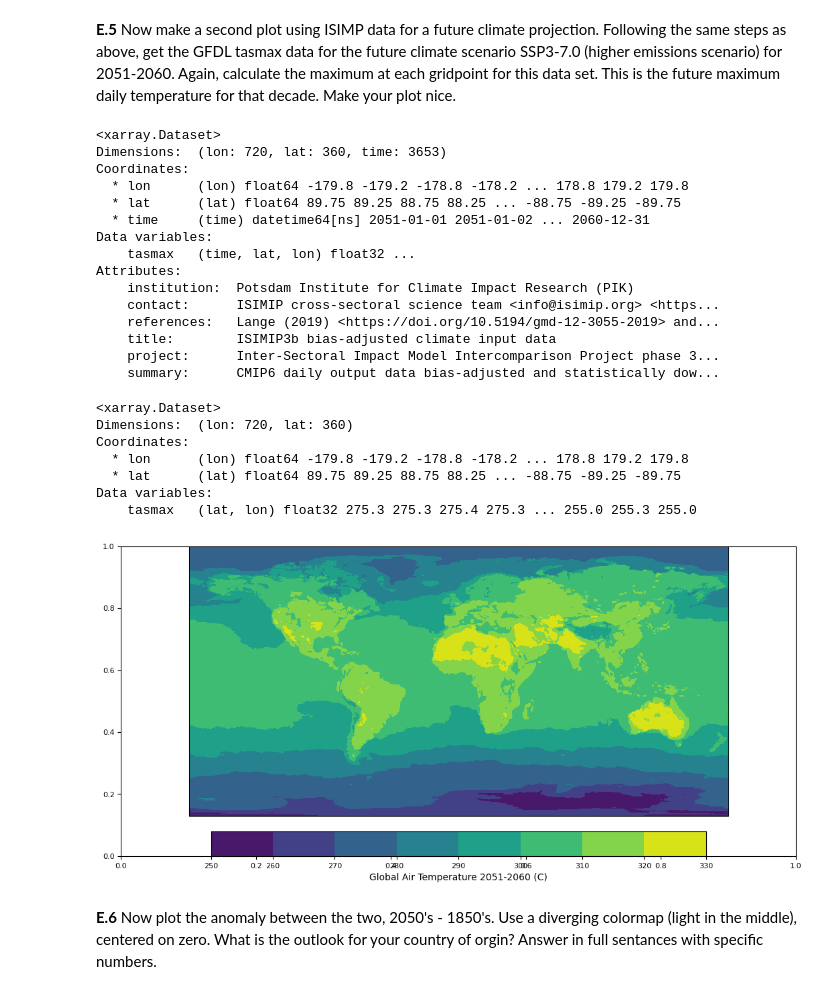
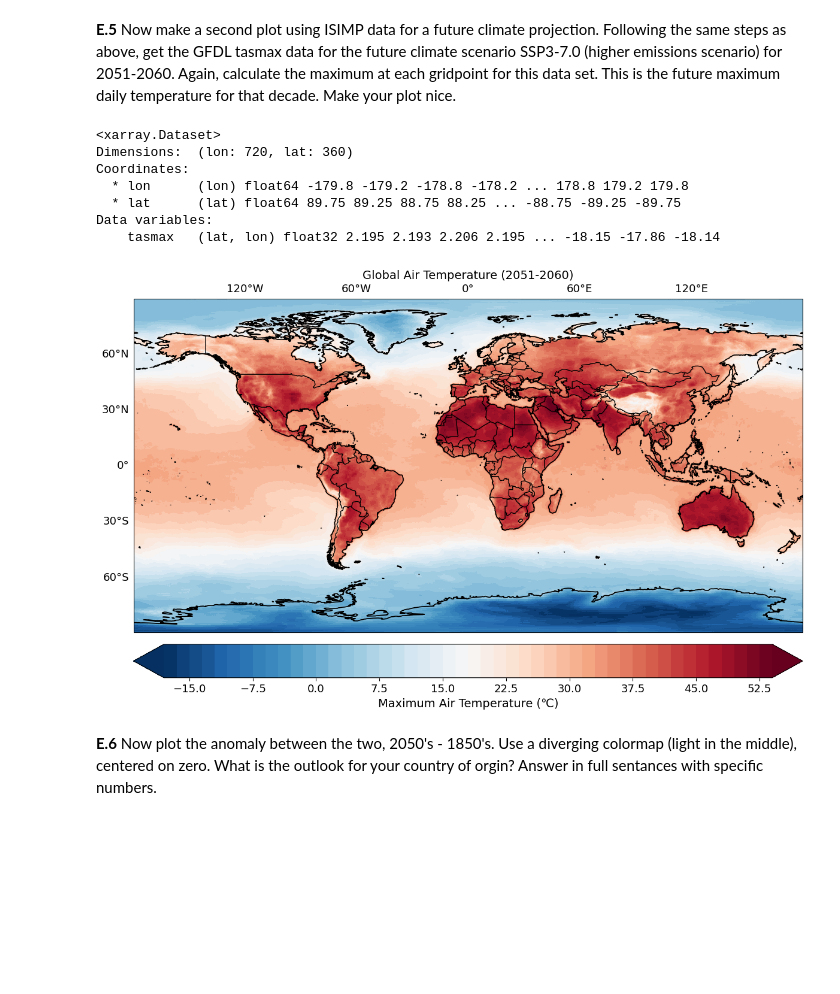
Before and after one commit to chsharrison/Sci_comp_F24, a Jupyter notebook: Zachary_Laird/Lab6.2_F24_cartopy..ipynb, the cells around one changed output. Drawn from its saved outputs; the diff is of its cells as text; code cells hidden in the pictures; blank space fills up the shorter version.

```diff
--- a/Zachary_Laird/Lab6.2_F24_cartopy..ipynb
+++ b/Zachary_Laird/Lab6.2_F24_cartopy..ipynb
@@ -421,23 +503,7 @@ cbar.set_label("Global Air Temperature 1851-1861" +' (C)', size = 10)
 # %%
 data_2051 = xr.open_dataset(r"C:\Users\zlaird1\OneDrive - Louisiana State University\Documents\OCS4001\gfdl-esm4_r1i1p1f1_w5e5_ssp370_tasmax_global_daily_2051_2060.nc")
 # %%
-data_2051
+data_2051 = data_2051 - 273.15
-# %% [output]
-<xarray.Dataset>
-Dimensions:  (lon: 720, lat: 360, time: 3653)
-Coordinates:
-  * lon      (lon) float64 -179.8 -179.2 -178.8 -178.2 ... 178.8 179.2 179.8
-  * lat      (lat) float64 89.75 89.25 88.75 88.25 ... -88.75 -89.25 -89.75
-  * time     (time) datetime64[ns] 2051-01-01 2051-01-02 ... 2060-12-31
-Data variables:
-    tasmax   (time, lat, lon) float32 ...
-Attributes:
-    institution:  Potsdam Institute for Climate Impact Research (PIK)
-    contact:      ISIMIP cross-sectoral science team <info@isimip.org> <https...
-    references:   Lange (2019) <https://doi.org/10.5194/gmd-12-3055-2019> and...
-    title:        ISIMIP3b bias-adjusted climate input data
-    project:      Inter-Sectoral Impact Model Intercomparison Project phase 3...
-    summary:      CMIP6 daily output data bias-adjusted and statistically dow...
 # %%
 data_2051_max = data_2051.max(dim = 'time')
 data_2051_max.to_netcdf("DataMax2051.nc")
@@ -450,23 +516,48 @@ Coordinates:
   * lon      (lon) float64 -179.8 -179.2 -178.8 -178.2 ... 178.8 179.2 179.8
   * lat      (lat) float64 89.75 89.25 88.75 88.25 ... -88.75 -89.25 -89.75
 Data variables:
-    tasmax   (lat, lon) float32 275.3 275.3 275.4 275.3 ... 255.0 255.3 255.0
+    tasmax   (lat, lon) float32 2.195 2.193 2.206 2.195 ... -18.15 -17.86 -18.14
 # %%
-fig, ax = plt.subplots(figsize =(13,6))
-ax = plt.axes(projection=ccrs.PlateCarree())
-#ax.set_extent([255,255, 18.11, 31.5])
+fig,ax= plt.subplots(figsize =(12,10),subplot_kw=dict(projection=ccrs.PlateCarree()))
 
-# let's fill in the following:
-x1 = data_2051_max.lon
-y1 = data_2051_max.lat
-var1 =  data_2051_max.tasmax
-p = ax.contourf(x1, y1,var1, transform=ccrs.PlateCarree()) # projection is needed in every plot call
+# Adding enhanced coastlines and land features for better map aesthetics
+ax.coastlines(resolution='50m', color='black', linewidth=1.2)
+ax.add_feature(cfeature.BORDERS, linestyle='-', edgecolor='black')
+ax.add_feature(cfeature.LAND, facecolor='lightgray')
 
-# #Creates colorbar based on the contour
-cbar = plt.colorbar( p, orientation='horizontal', pad=0.05, fraction=0.08)
-cbar.set_label("Global Air Temperature 2051-2060" +' (C)', size = 10)
+x = data_2051_max.lon
+y = data_2051_max.lat
+var =  data_2051_max.tasmax
+
+
+p = ax.contourf(x, y, var, levels=60, cmap='RdBu_r', transform=ccrs.PlateCarree(), extend='both')
+
+cbar = plt.colorbar( p, orientation='horizontal', pad=0.02) # move the colorbar up closer since we moved the longitude to top
+cbar.set_label("Maximum Air Temperature" +' (℃)', size = 14)
+# adjust the colorbar font size:
+cbar.ax.tick_params(labelsize=13)
+
+#ax.gridlines()
+
+# Set formats. ex. x and y labels, and how to set up the x and y labels, and label font size
+#     #and sets the grid lines on the graph
+# Set the grid lines to another variable so it edits the grid variables and not the whole map
+# Adding gridlines with latitude and longitude labels
+gl = ax.gridlines(crs=ccrs.PlateCarree(), draw_labels=False,
+                  linewidth=0.5, color='gray', alpha = 0, linestyle='-')
+
+gl.top_labels = True
+gl.left_labels = True
+gl.xformatter = LONGITUDE_FORMATTER
+gl.yformatter = LATITUDE_FORMATTER
+gl.xlabel_style = {'size' : 13}
+gl.ylabel_style = {'size' : 13}
+plt.title("Global Air Temperature (2051-2060)", fontsize = 14);
+
+plt.tight_layout()
+plt.show()
 # %% [output]
-[figure, old version]
+[figure, new version]
 # %% [markdown]
 **E.6** Now plot the anomaly between the two, 2050's - 1850's. Use a diverging colormap (light in the middle), centered on zero. What is the outlook for your country of orgin? Answer in full sentances with specific numbers.
 # %%
```
Also changed, not shown: parts of 13 cells of this notebook.
